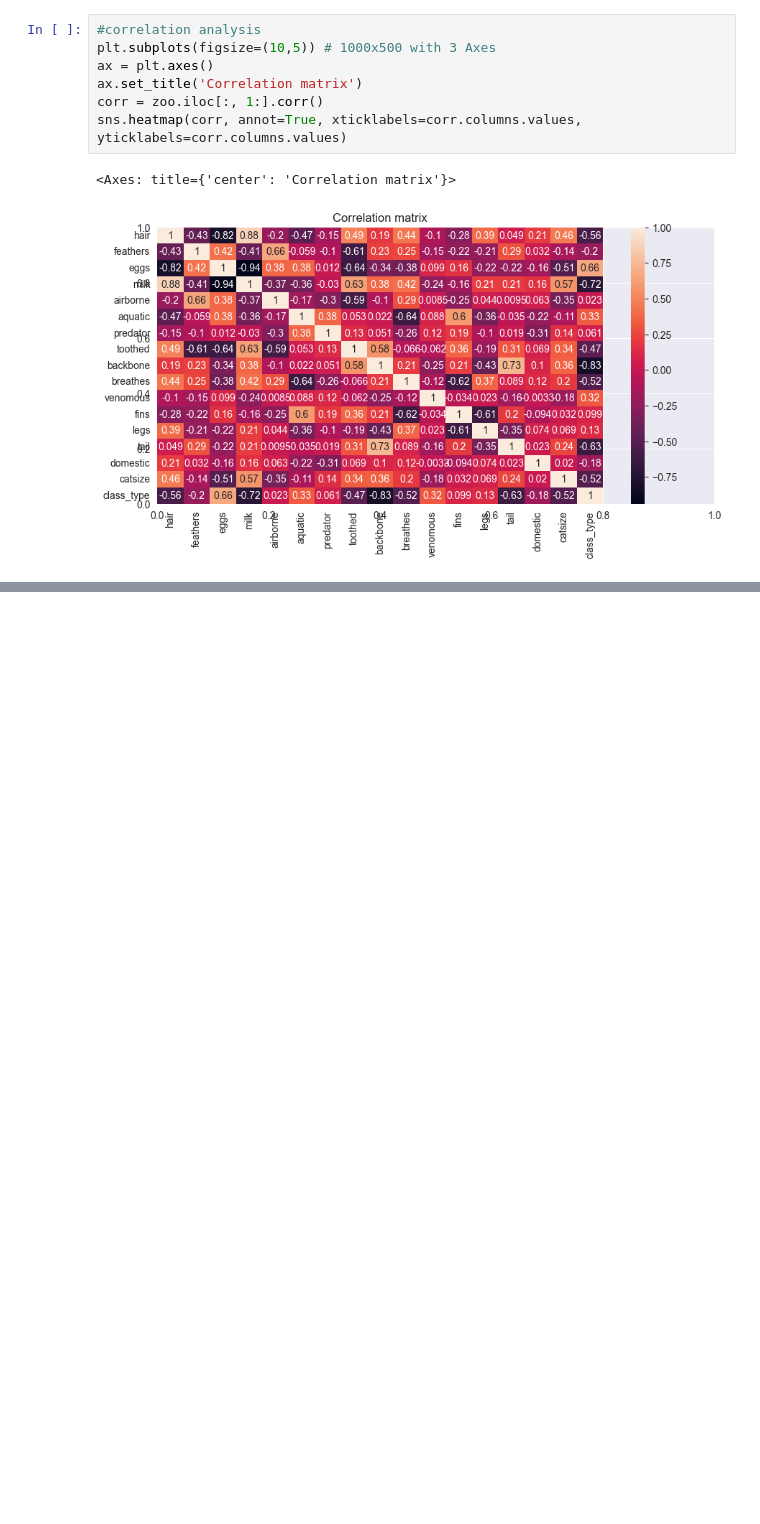
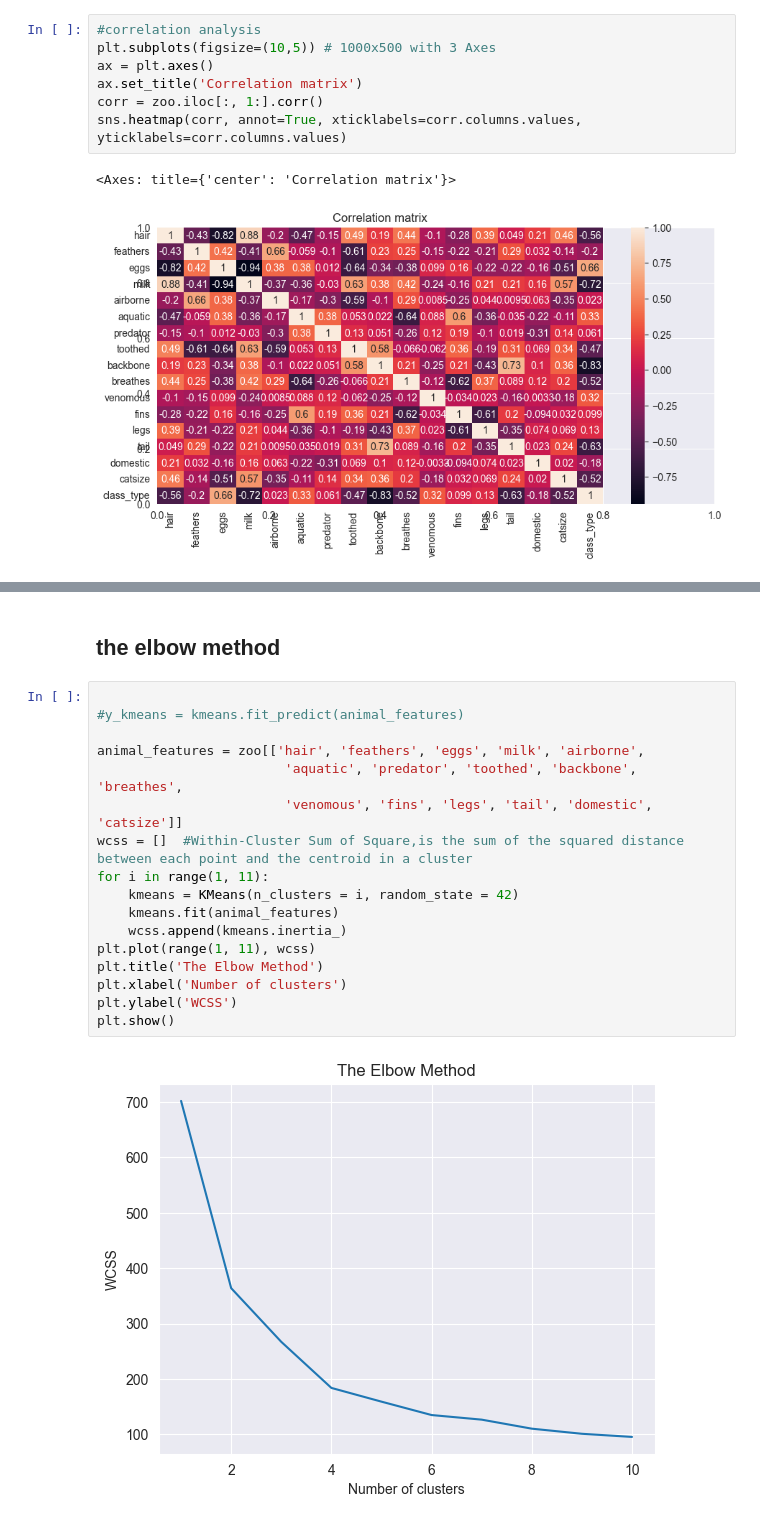
Before and after one commit to tundraparisi/dscoding-projects, a Jupyter notebook: ikram.naser/animals_project/data-import.ipynb, the cells around one changed output, grey strips where cells are left out. Drawn from its saved outputs; the diff is of its cells as text; blank space fills up the shorter version.

```diff
--- a/ikram.naser/animals_project/data-import.ipynb
+++ b/ikram.naser/animals_project/data-import.ipynb
@@ -788,0 +732,21 @@ kmeans.fit(x_train)
+# %% [markdown]
+## the elbow method
+# %%
+
+#y_kmeans = kmeans.fit_predict(animal_features)
+
+animal_features = zoo[['hair', 'feathers', 'eggs', 'milk', 'airborne',
+                        'aquatic', 'predator', 'toothed', 'backbone', 'breathes',
+                        'venomous', 'fins', 'legs', 'tail', 'domestic', 'catsize']]
+wcss = []  #Within-Cluster Sum of Square,is the sum of the squared distance between each point and the centroid in a cluster
+for i in range(1, 11):
+    kmeans = KMeans(n_clusters = i, random_state = 42)
+    kmeans.fit(animal_features)
+    wcss.append(kmeans.inertia_)
+plt.plot(range(1, 11), wcss)
+plt.title('The Elbow Method')
+plt.xlabel('Number of clusters')
+plt.ylabel('WCSS')
+plt.show()
+# %% [output]
+[figure, added]
```
Also changed, not shown: parts of 54 cells of this notebook.
